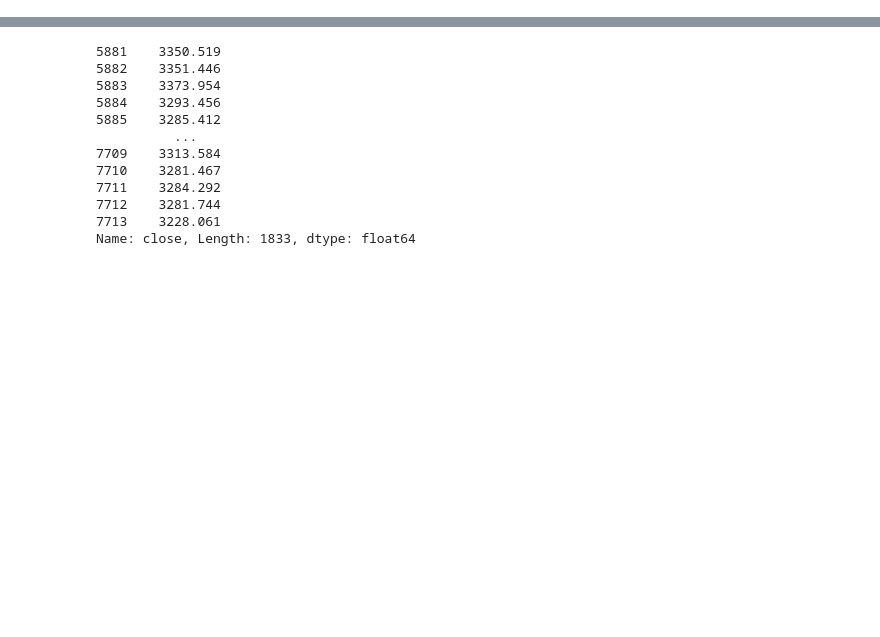
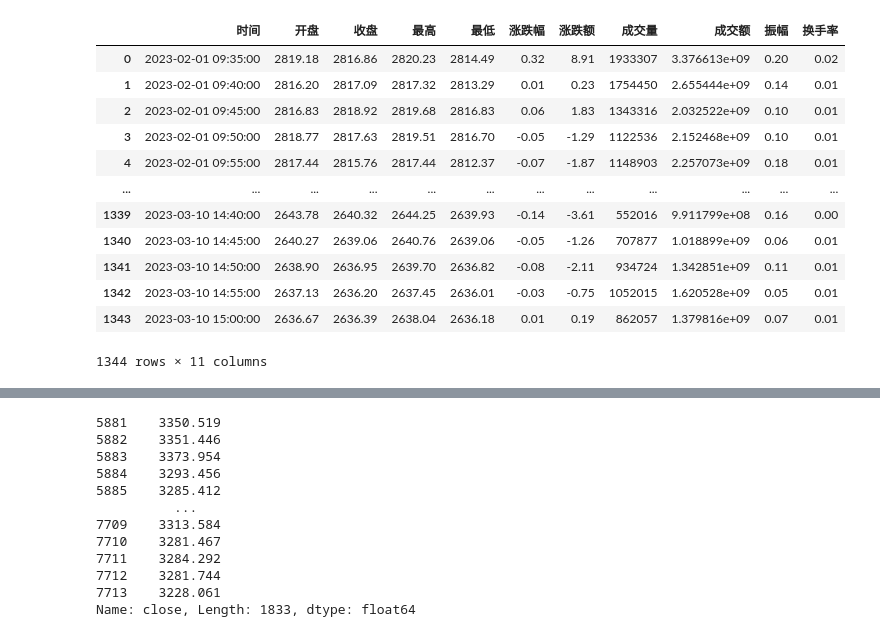
Before and after one commit to bensonlew/finance_learning, a Jupyter notebook: learn1/未命名1.ipynb, the cells around one changed output, grey strips where cells are left out. Cells and saved outputs as stored; diff of their text form; code cells hidden in the pictures; blank space fills up the shorter version.

```diff
--- a/learn1/未命名1.ipynb
+++ b/learn1/未命名1.ipynb
@@ -8,0 +7,19 @@ sh000001 = ak.stock_zh_index_daily(symbol="sh000001")
+# %%
+start_date = "20230201"
+index = "000016"
+ak.index_zh_a_hist_min_em(
+                symbol=index, period="5", start_date=start_date)
+# %% [output]
+|  | 时间 | 开盘 | 收盘 | 最高 | 最低 | 涨跌幅 | 涨跌额 | 成交量 | 成交额 | 振幅 | 换手率 |
+| 0 | 2023-02-01 09:35:00 | 2819.18 | 2816.86 | 2820.23 | 2814.49 | 0.32 | 8.91 | 1933307 | 3.376613e+09 | 0.20 | 0.02 |
+| 1 | 2023-02-01 09:40:00 | 2816.20 | 2817.09 | 2817.32 | 2813.29 | 0.01 | 0.23 | 1754450 | 2.655444e+09 | 0.14 | 0.01 |
+| 2 | 2023-02-01 09:45:00 | 2816.83 | 2818.92 | 2819.68 | 2816.83 | 0.06 | 1.83 | 1343316 | 2.032522e+09 | 0.10 | 0.01 |
+| 3 | 2023-02-01 09:50:00 | 2818.77 | 2817.63 | 2819.51 | 2816.70 | -0.05 | -1.29 | 1122536 | 2.152468e+09 | 0.10 | 0.01 |
+| 4 | 2023-02-01 09:55:00 | 2817.44 | 2815.76 | 2817.44 | 2812.37 | -0.07 | -1.87 | 1148903 | 2.257073e+09 | 0.18 | 0.01 |
+| ... | ... | ... | ... | ... | ... | ... | ... | ... | ... | ... | ... |
+| 1339 | 2023-03-10 14:40:00 | 2643.78 | 2640.32 | 2644.25 | 2639.93 | -0.14 | -3.61 | 552016 | 9.911799e+08 | 0.16 | 0.00 |
+| 1340 | 2023-03-10 14:45:00 | 2640.27 | 2639.06 | 2640.76 | 2639.06 | -0.05 | -1.26 | 707877 | 1.018899e+09 | 0.06 | 0.01 |
+| 1341 | 2023-03-10 14:50:00 | 2638.90 | 2636.95 | 2639.70 | 2636.82 | -0.08 | -2.11 | 934724 | 1.342851e+09 | 0.11 | 0.01 |
+| 1342 | 2023-03-10 14:55:00 | 2637.13 | 2636.20 | 2637.45 | 2636.01 | -0.03 | -0.75 | 1052015 | 1.620528e+09 | 0.05 | 0.01 |
+| 1343 | 2023-03-10 15:00:00 | 2636.67 | 2636.39 | 2638.04 | 2636.18 | 0.01 | 0.19 | 862057 | 1.379816e+09 | 0.07 | 0.01 |
+1344 rows × 11 columns
```
Also changed, not shown: parts of 6 cells of this notebook, 44 other files.
